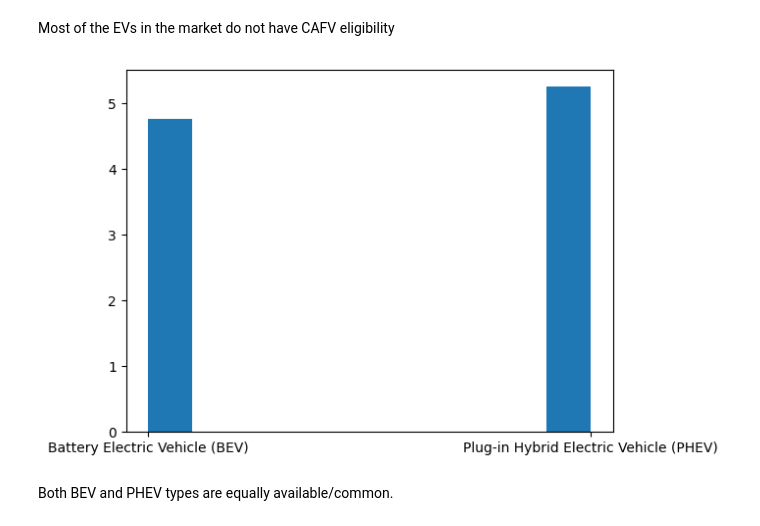
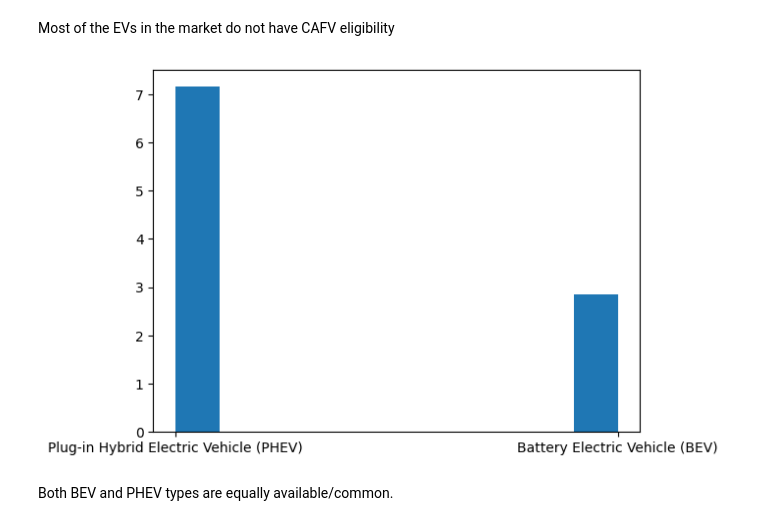
Before and after one commit to amitsingh2409/DA204o-Decoding-the-EV-Adoption, a Jupyter notebook: code/03-EDA.ipynb, the cells around one changed output. Saved outputs shown, nothing was run; the diff lists cells and outputs as text; code cells hidden in the pictures.

```diff
--- a/code/03-EDA.ipynb
+++ b/code/03-EDA.ipynb
@@ -33,8 +33,6 @@ df_car = df[
     ]
 ]
 df_car = df_car.drop_duplicates()
-df_car["Sales"] = df_car.groupby("Model")["Model"].transform("count")
-df_car = df_car.sort_values("Sales", ascending=False)
 df_car.reset_index(inplace=True, drop=True)
 df_car.head()
 # %% [output]
@@ -106,10 +98,10 @@ plt.bar(
 # %% [markdown]
 Most of the EVs in the market do not have CAFV eligibility
 # %%
-plt.hist(df_car["evType"], rwidth=1, density=True)
+plt.hist(df_car["Electric Vehicle Type"], rwidth=1, density=True)
 plt.show()
 # %% [output]
-[figure, old version]
+[figure, new version]
 # %% [markdown]
 Both BEV and PHEV types are equally available/common.
 # %% [markdown]
```
Also changed, not shown: parts of 14 cells of this notebook.
